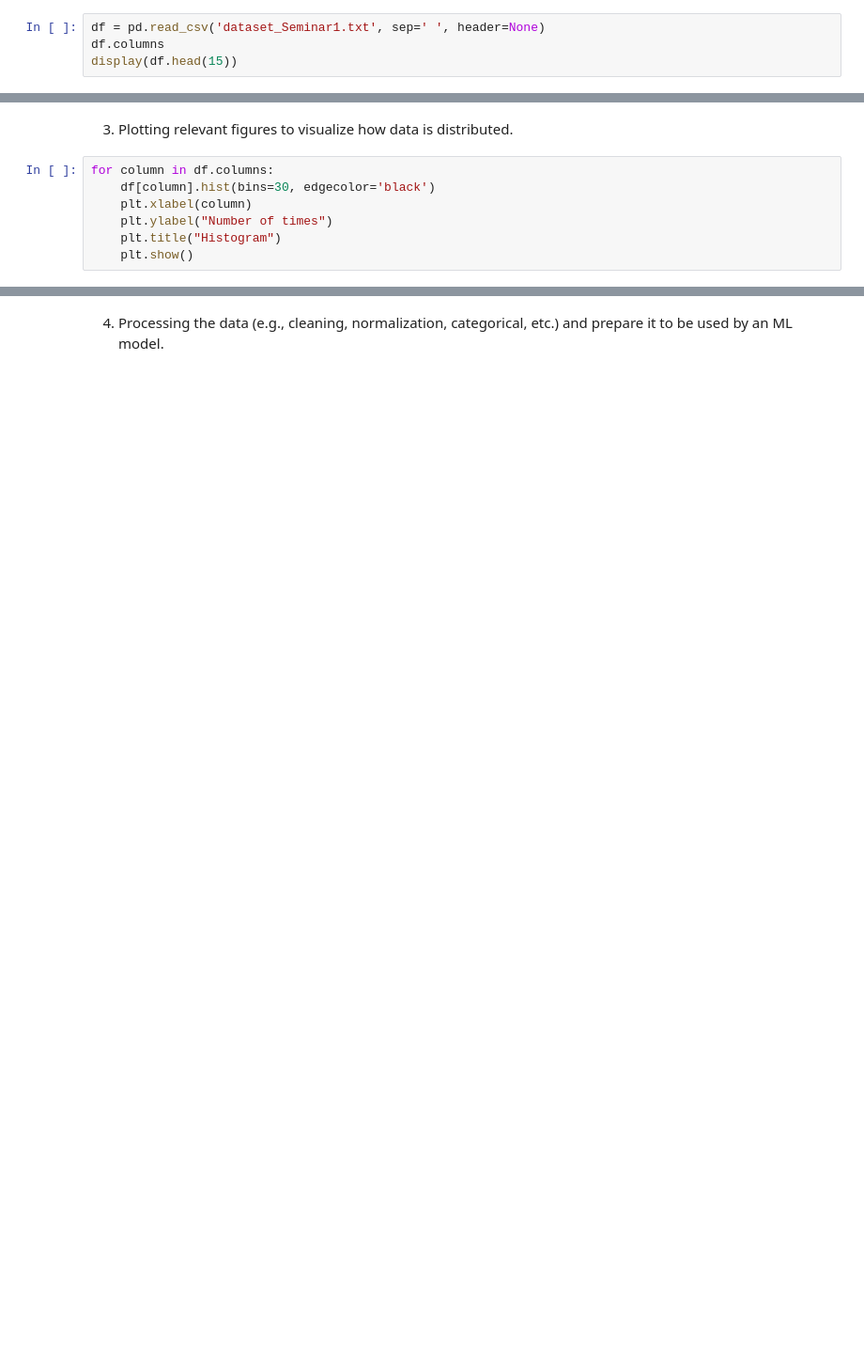
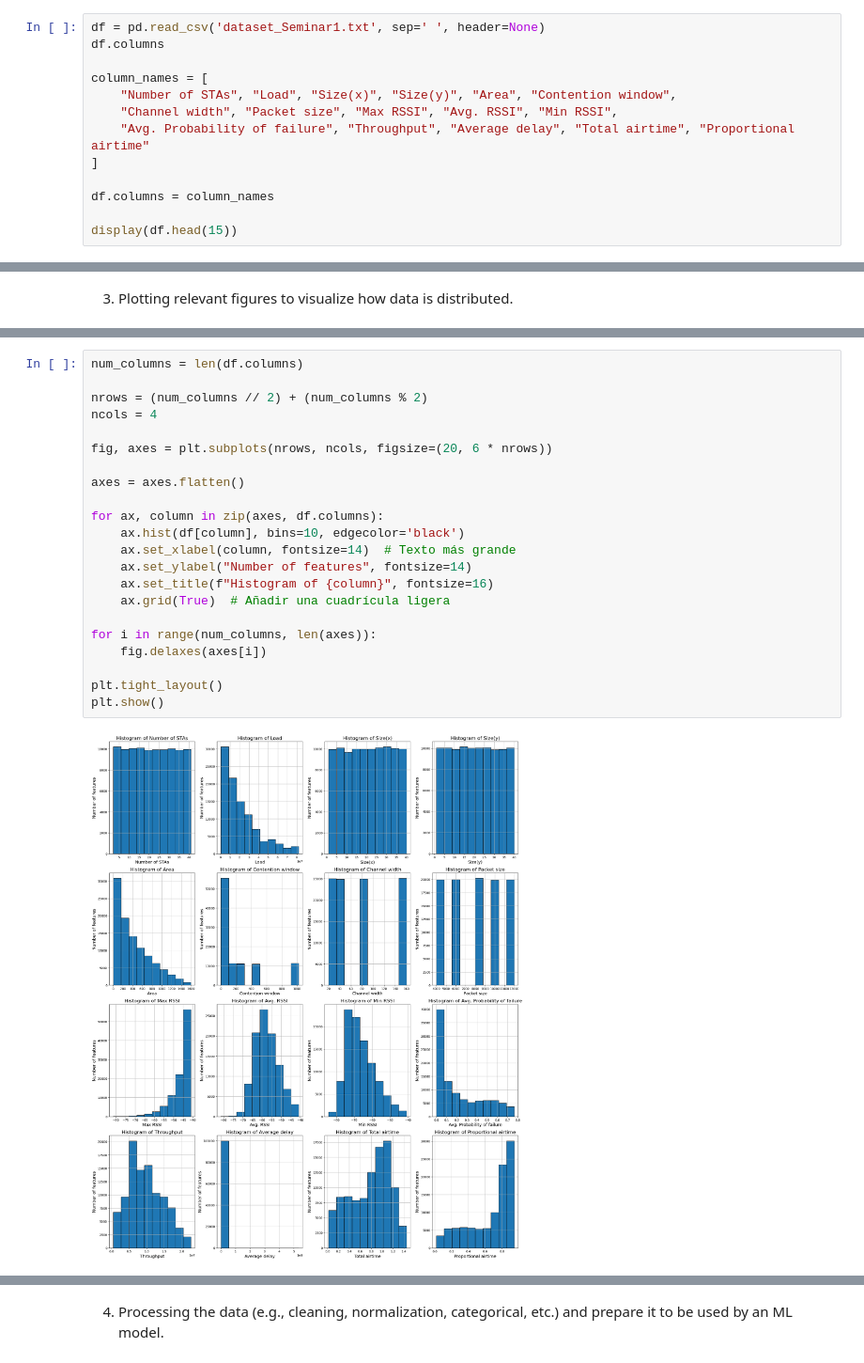
Before and after one commit to IsaacPerez02/ML_for_networks, a Jupyter notebook: Seminars/Seminar_01/S1.ipynb, the cells around one changed output, grey strips where cells are left out. Shown at 94% size. Drawn from its saved outputs; the diff is of its cells as text; blank space fills up the shorter version.

```diff
--- a/Seminars/Seminar_01/S1.ipynb
+++ b/Seminars/Seminar_01/S1.ipynb
@@ -13,6 +13,15 @@ import numpy as np
 # %%
 df = pd.read_csv('dataset_Seminar1.txt', sep=' ', header=None)
 df.columns
+
+column_names = [
+    "Number of STAs", "Load", "Size(x)", "Size(y)", "Area", "Contention window",
+    "Channel width", "Packet size", "Max RSSI", "Avg. RSSI", "Min RSSI",
+    "Avg. Probability of failure", "Throughput", "Average delay", "Total airtime", "Proportional airtime"
+]
+
+df.columns = column_names
+
 display(df.head(15))
 # %% [output]
 |  | Number of STAs | Load | Size(x) | Size(y) | Area | Contention window | Channel width | Packet size | ... |
@@ -60,9 +69,2 @@ Standard deviation 0.25675571563933586
 # %% [markdown]
 3. Plotting relevant figures to visualize how data is distributed.
-# %%
-for column in df.columns:
-    df[column].hist(bins=30, edgecolor='black')
-    plt.xlabel(column)
-    plt.ylabel("Number of times")
-    plt.title("Histogram")
-    plt.show()
@@ -82,0 +71,24 @@ for column in df.columns:
+# %%
+num_columns = len(df.columns)
+
+nrows = (num_columns // 2) + (num_columns % 2)
+ncols = 4
+
+fig, axes = plt.subplots(nrows, ncols, figsize=(20, 6 * nrows))
+
+axes = axes.flatten()
+
+for ax, column in zip(axes, df.columns):
+    ax.hist(df[column], bins=10, edgecolor='black')
+    ax.set_xlabel(column, fontsize=14)  # Texto más grande
+    ax.set_ylabel("Number of features", fontsize=14)
+    ax.set_title(f"Histogram of {column}", fontsize=16)
+    ax.grid(True)  # Añadir una cuadrícula ligera
+
+for i in range(num_columns, len(axes)):
+    fig.delaxes(axes[i])
+
+plt.tight_layout()
+plt.show()
+# %% [output]
+[figure, added]
```
Also changed, not shown: parts of 6 cells of this notebook.
